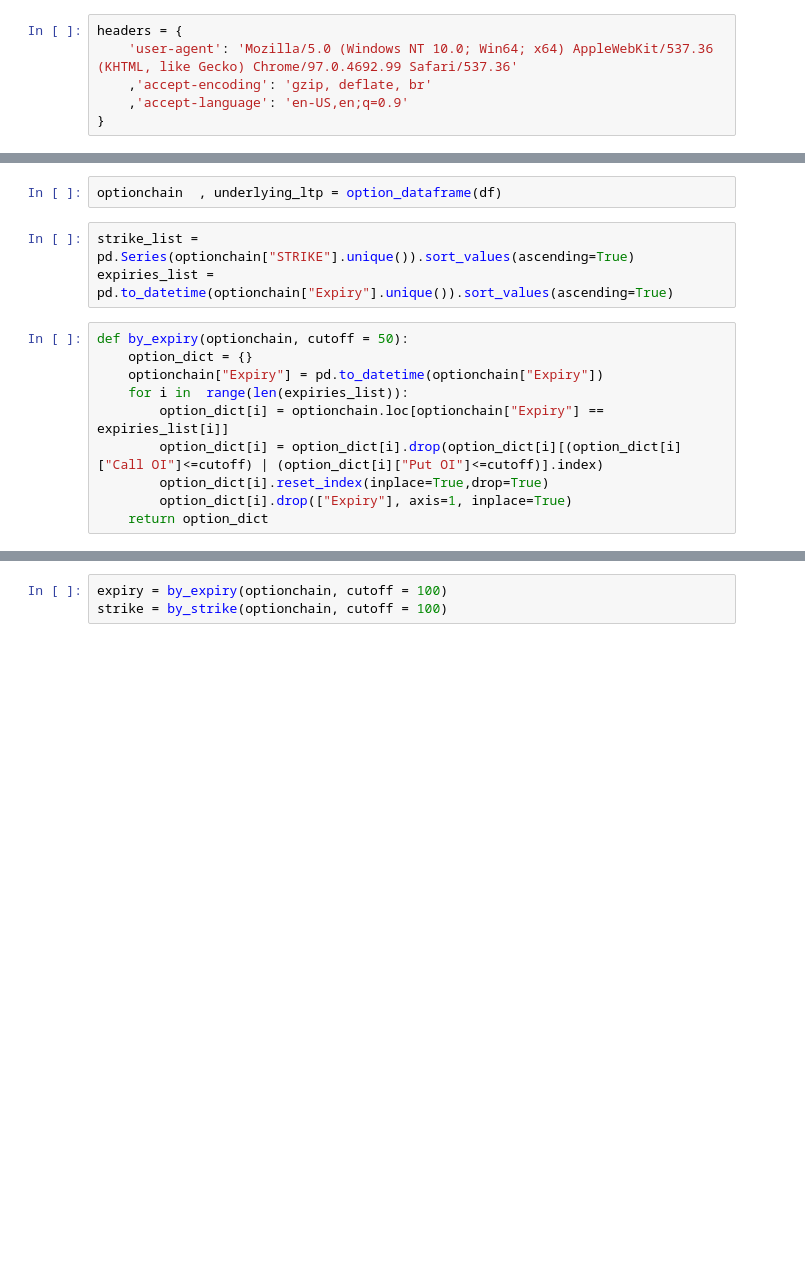
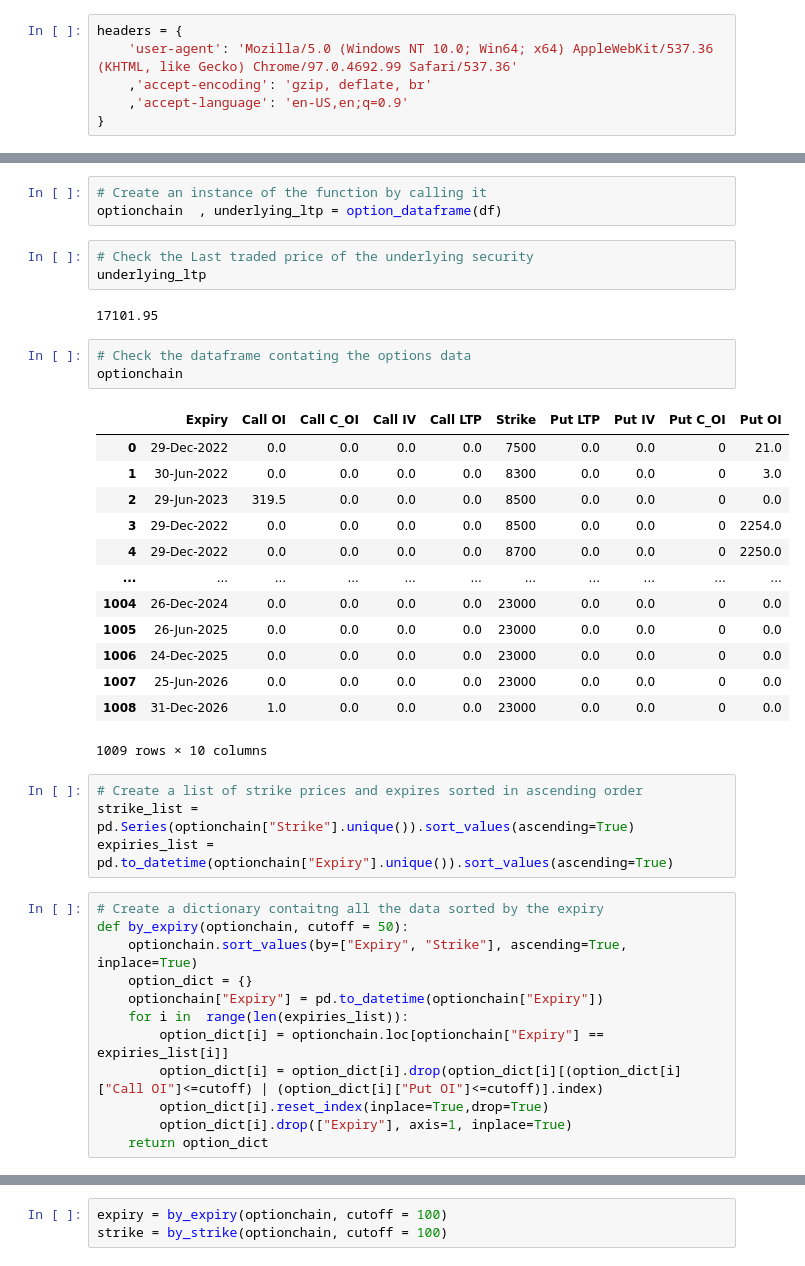
Before and after one commit to cheesecakeMafia/OptionChain, a Jupyter notebook: Nifty Option Chain.ipynb, the cells around one changed output, grey strips where cells are left out. Saved outputs shown, nothing was run; the diff lists cells and outputs as text; blank space fills up the shorter version.

```diff
--- a/Nifty Option Chain.ipynb
+++ b/Nifty Option Chain.ipynb
@@ -55,10 +88,36 @@ def option_dataframe(df):
-# %%
-optionchain  , underlying_ltp = option_dataframe(df)
+# %%
+# Create an instance of the function by calling it
+optionchain  , underlying_ltp = option_dataframe(df)
+# %%
+# Check the Last traded price of the underlying security
+underlying_ltp
+# %% [output]
+17101.95
+# %%
+# Check the dataframe contating the options data
+optionchain
+# %% [output]
+|  | Expiry | Call OI | Call C_OI | Call IV | Call LTP | Strike | Put LTP | Put IV | Put C_OI | Put OI |
+| 0 | 29-Dec-2022 | 0.0 | 0.0 | 0.0 | 0.0 | 7500 | 0.0 | 0.0 | 0 | 21.0 |
+| 1 | 30-Jun-2022 | 0.0 | 0.0 | 0.0 | 0.0 | 8300 | 0.0 | 0.0 | 0 | 3.0 |
+| 2 | 29-Jun-2023 | 319.5 | 0.0 | 0.0 | 0.0 | 8500 | 0.0 | 0.0 | 0 | 0.0 |
+| 3 | 29-Dec-2022 | 0.0 | 0.0 | 0.0 | 0.0 | 8500 | 0.0 | 0.0 | 0 | 2254.0 |
+| 4 | 29-Dec-2022 | 0.0 | 0.0 | 0.0 | 0.0 | 8700 | 0.0 | 0.0 | 0 | 2250.0 |
+| ... | ... | ... | ... | ... | ... | ... | ... | ... | ... | ... |
+| 1004 | 26-Dec-2024 | 0.0 | 0.0 | 0.0 | 0.0 | 23000 | 0.0 | 0.0 | 0 | 0.0 |
+| 1005 | 26-Jun-2025 | 0.0 | 0.0 | 0.0 | 0.0 | 23000 | 0.0 | 0.0 | 0 | 0.0 |
+| 1006 | 24-Dec-2025 | 0.0 | 0.0 | 0.0 | 0.0 | 23000 | 0.0 | 0.0 | 0 | 0.0 |
+| 1007 | 25-Jun-2026 | 0.0 | 0.0 | 0.0 | 0.0 | 23000 | 0.0 | 0.0 | 0 | 0.0 |
+| 1008 | 31-Dec-2026 | 1.0 | 0.0 | 0.0 | 0.0 | 23000 | 0.0 | 0.0 | 0 | 0.0 |
+1009 rows × 10 columns
 # %%
-strike_list = pd.Series(optionchain["STRIKE"].unique()).sort_values(ascending=True)
+# Create a list of strike prices and expires sorted in ascending order
+strike_list = pd.Series(optionchain["Strike"].unique()).sort_values(ascending=True)
 expiries_list = pd.to_datetime(optionchain["Expiry"].unique()).sort_values(ascending=True)
 # %%
+# Create a dictionary contaitng all the data sorted by the expiry
 def by_expiry(optionchain, cutoff = 50):
+    optionchain.sort_values(by=["Expiry", "Strike"], ascending=True, inplace=True)
     option_dict = {}
     optionchain["Expiry"] = pd.to_datetime(optionchain["Expiry"])
     for i in  range(len(expiries_list)):
```
Also changed, not shown: parts of 12 cells of this notebook.
